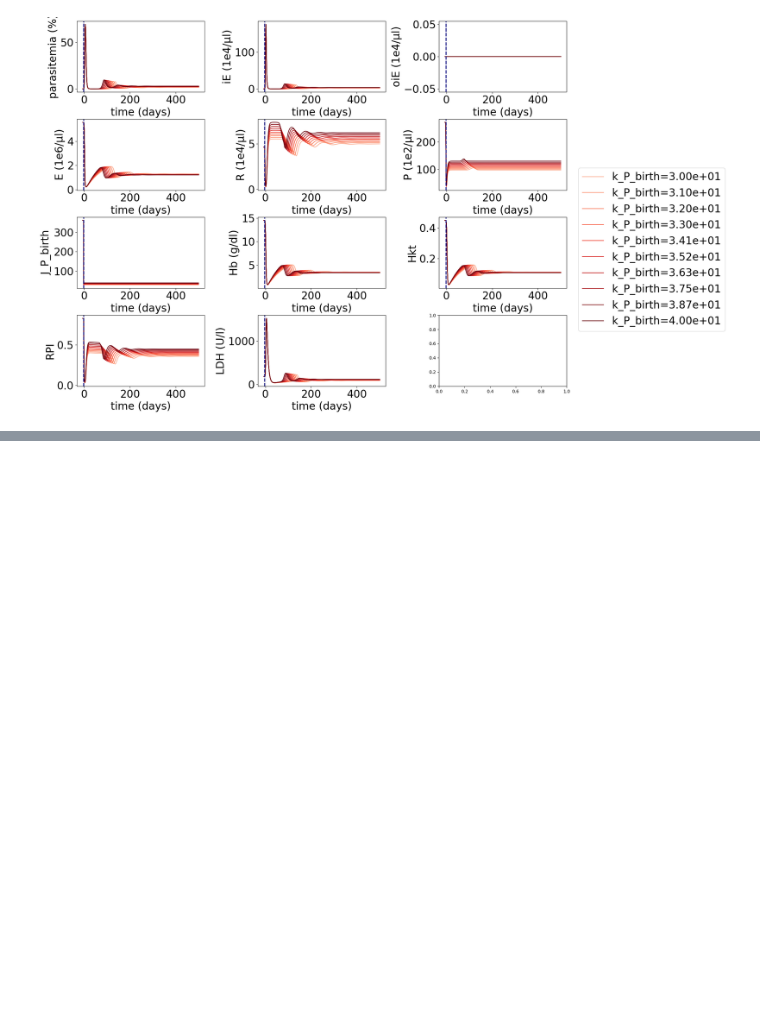
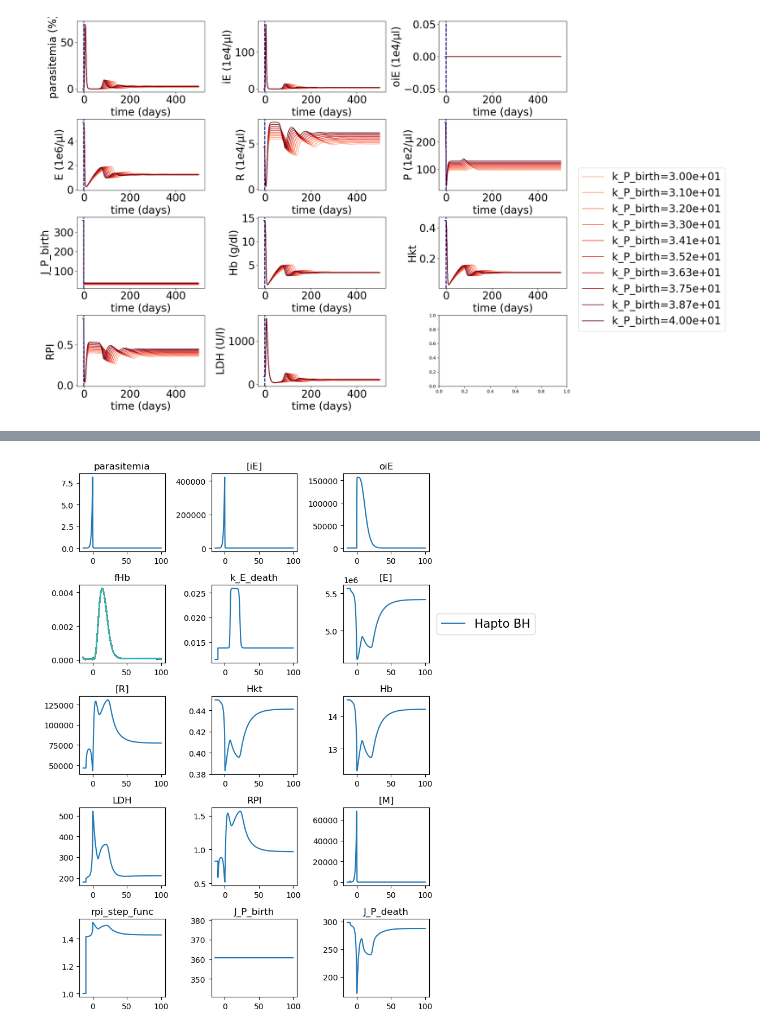
Before and after one commit to Nexia23/PTH_model_chapter, a Jupyter notebook: notebooks/run_delay_model.ipynb, the cells around one changed output, grey strips where cells are left out. Cells and saved outputs as stored; diff of their text form; code cells hidden in the pictures; blank space fills up the shorter version.

```diff
--- a/notebooks/run_delay_model.ipynb
+++ b/notebooks/run_delay_model.ipynb
@@ -319,6 +321,7 @@ pre_t_new = 10
 k_E_infect = 1.052041851367283e-06
 e_death = 100
 tropism = 104
+slope_rpi = 5
 # simulate no by-stander haemolysis
 update_parameters= {
         "k_E_infect": k_E_infect,
@@ -330,6 +333,7 @@ update_parameters= {
         "r_P_d": 5.870264855546418,
         "LDH": 197.37366622040253,
         "t_E_death":e_death,
+        'slope_rpi':slope_rpi,
 
 }
 infect_pars = update_parameters
@@ -348,7 +352,7 @@ update_parameters= {
         "r_P_d": 5.870264855546418,
         "LDH": 197.37366622040253,
         "t_E_death":e_death,
-
+        'slope_rpi':slope_rpi,
 }
 infect_pars = update_parameters
 bh_res = simulate_model2(infection_pars=infect_pars, pre_t=pre_t_new, bool_set_pars=True)
@@ -380,0 +407,49 @@ plt.show()
+# %%
+model = te.loada('../LCT_model/Hapto_LCT_model.ant')  # ../model/OIE_model.ant
+pre_t_new = 10
+k_E_infect = 1.52041851367283e-06
+e_death = 100
+tropism = 14
+slope_rpi = 5
+# simulate no by-stander haemolysis
+update_parameters= {
+        "k_E_infect": k_E_infect,
+        "tropism": tropism,
+        'k_M_death': 60,
+        's_BH': 2e-6,                              # only change here
+        "a_P_d": 59999.97948625444,
+        "k_P_d": 0.010000000517527397,
+        "r_P_d": 5.870264855546418,
+        "LDH": 197.37366622040253,
+        "t_E_death":e_death,
+        'slope_rpi':slope_rpi,
+        'par1_fHb': 5e3,
+        'par2_fHb': 2e-3,
+        'switch_fHb' : 6e3,
+}
+res = simulate_model2(model, pre_t=10, infection_pars=update_parameters, bool_hapto=True, simulation_end=100)
+## plot results
+observables = ['parasitemia', '[iE]', 'oiE', 'fHb', 'k_E_death','[E]', '[R]', 'Hkt' ,'Hb', 'LDH','RPI','[M]','rpi_step_func','J_P_birth', 'J_P_death']
+
+n_cols = 3
+n_rows = int(np.ceil(len(observables)/n_cols))
+
+fig, ax = plt.subplots(n_rows, n_cols, squeeze=True, figsize=(n_cols*3, n_rows*2))
+
+for i, obs in enumerate(observables):
+    row = i//n_cols
+    col = i%n_cols
+    ax[row, col].plot(res['time'], res[obs], label='Hapto BH')
+    #ax[row, col].plot(bh_res['time'], bh_res[obs], label='BH')
+    ax[row, col].set_title(obs)
+
+handles, labels = ax[1, 1].get_legend_handles_labels()  # Legend Box outsides Subplots
+
+ax[1, -1].legend(handles, labels, loc='center left',
+                  bbox_to_anchor=(1.02, 0.5), fontsize=15
+                  ) #bbox (nach rechts-links, oben-unten, negativ yes)
+
+plt.tight_layout()
+plt.show()
+# %% [output]
+[figure, added]
```
Also changed, not shown: parts of 8 cells of this notebook, 1 other file.
